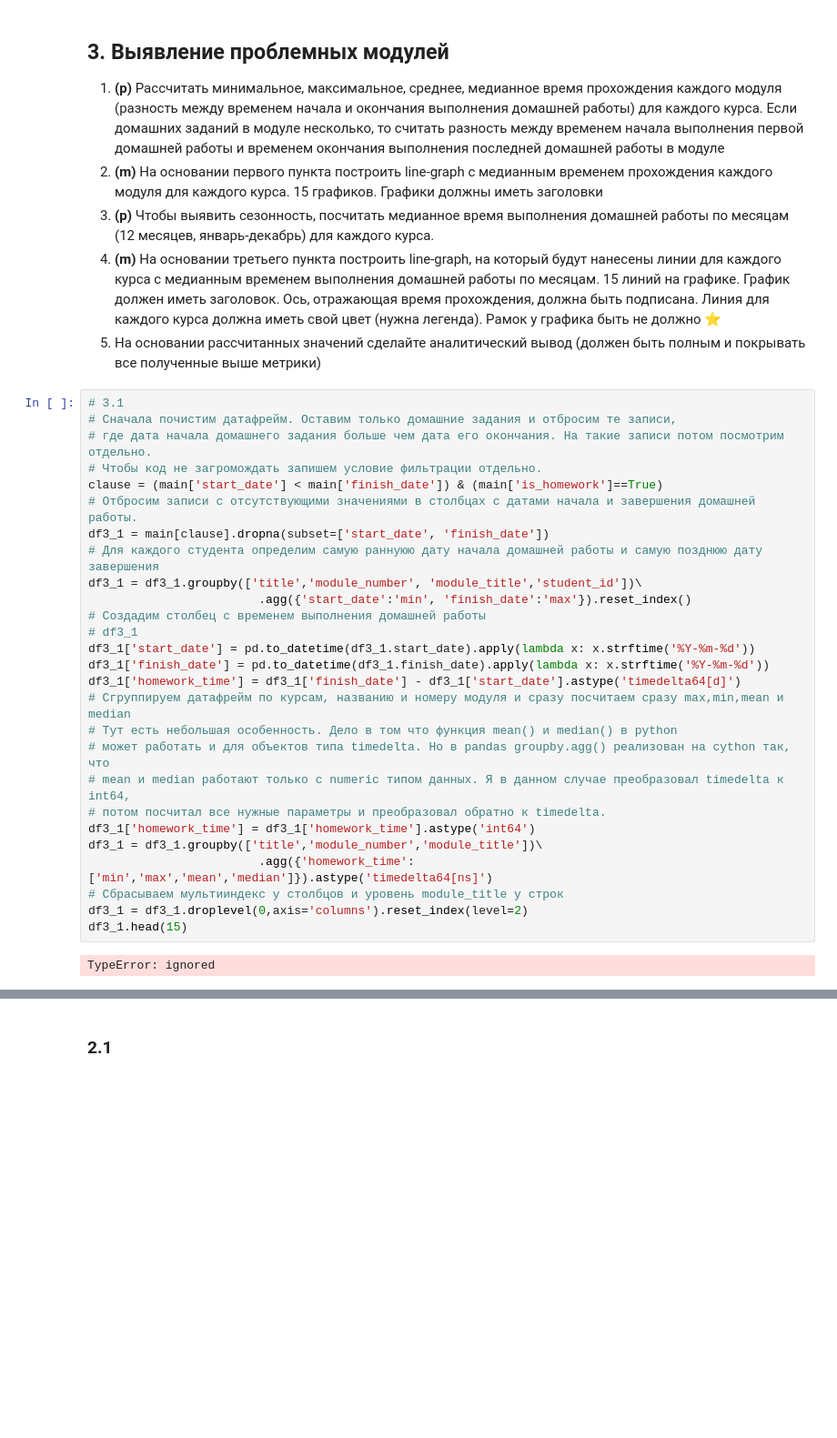
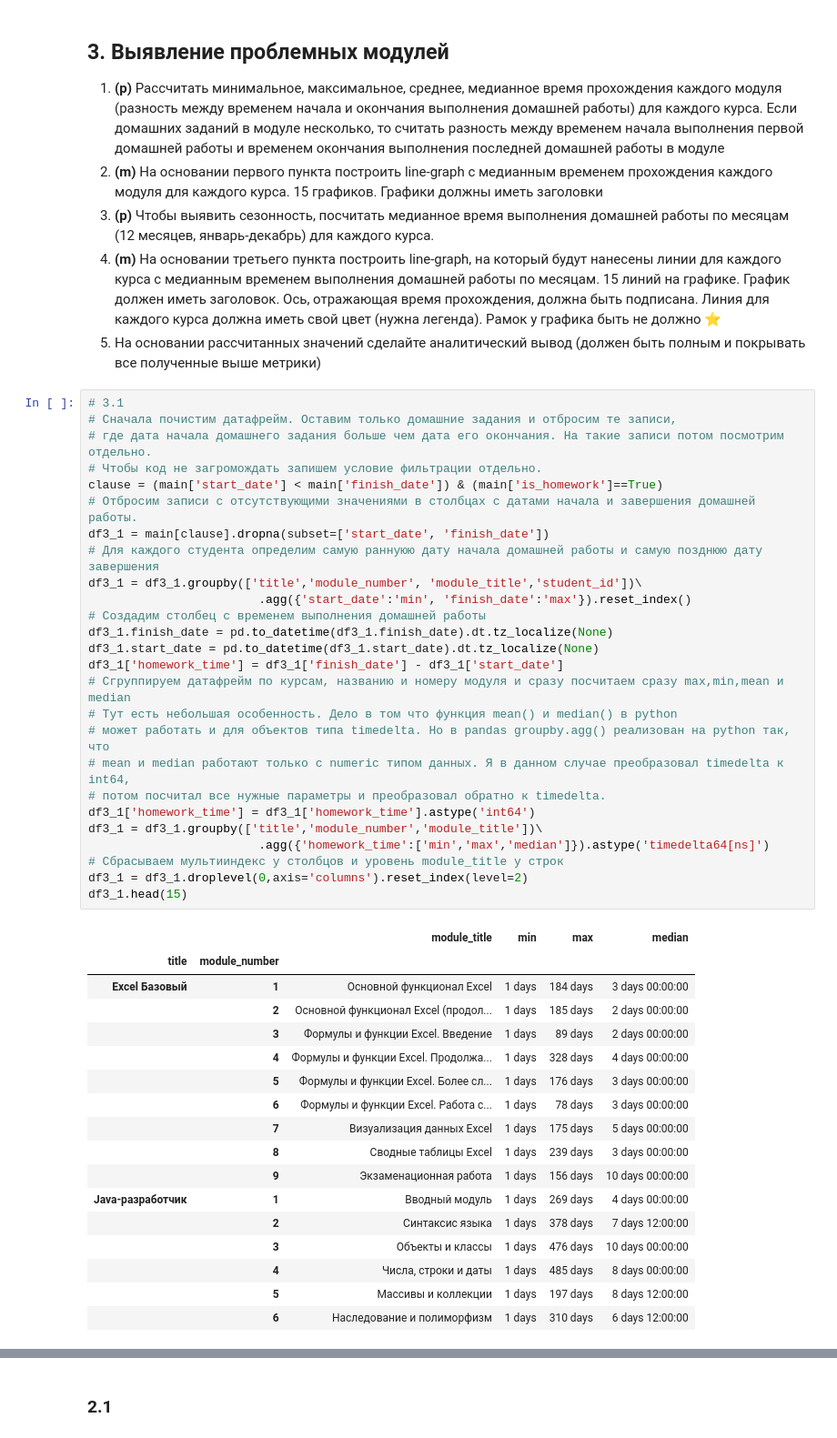
Before and after one commit to Nakakakilig/DS_coursework, a Jupyter notebook: Coursework_analytics_1.ipynb, the cells around one changed output, grey strips where cells are left out. Shown at 91% size. Drawn from its saved outputs; the diff is of its cells as text; blank space fills up the shorter version.

```diff
--- a/Coursework_analytics_1.ipynb
+++ b/Coursework_analytics_1.ipynb
@@ -595,29 +598,44 @@ main['finish_date'] = pd.to_datetime(main.finish_date).apply(lambda x: x.strftim
 # %%
 # 3.1
 # Сначала почистим датафрейм. Оставим только домашние задания и отбросим те записи,
 # где дата начала домашнего задания больше чем дата его окончания. На такие записи потом посмотрим отдельно.
 # Чтобы код не загромождать запишем условие фильтрации отдельно.
 clause = (main['start_date'] < main['finish_date']) & (main['is_homework']==True)
 # Отбросим записи с отсутствующими значениями в столбцах с датами начала и завершения домашней работы.
 df3_1 = main[clause].dropna(subset=['start_date', 'finish_date'])
 # Для каждого студента определим самую раннуюю дату начала домашней работы и самую позднюю дату завершения
 df3_1 = df3_1.groupby(['title','module_number', 'module_title','student_id'])\
                         .agg({'start_date':'min', 'finish_date':'max'}).reset_index()
 # Создадим столбец с временем выполнения домашней работы
-# df3_1
-df3_1['start_date'] = pd.to_datetime(df3_1.start_date).apply(lambda x: x.strftime('%Y-%m-%d'))
-df3_1['finish_date'] = pd.to_datetime(df3_1.finish_date).apply(lambda x: x.strftime('%Y-%m-%d'))
-df3_1['homework_time'] = df3_1['finish_date'] - df3_1['start_date'].astype('timedelta64[d]')
+df3_1.finish_date = pd.to_datetime(df3_1.finish_date).dt.tz_localize(None)
+df3_1.start_date = pd.to_datetime(df3_1.start_date).dt.tz_localize(None)
+df3_1['homework_time'] = df3_1['finish_date'] - df3_1['start_date']
 # Сгруппируем датафрейм по курсам, названию и номеру модуля и сразу посчитаем сразу max,min,mean и median
 # Тут есть небольшая особенность. Дело в том что функция mean() и median() в python
-# может работать и для объектов типа timedelta. Но в pandas groupby.agg() реализован на cython так, что
+# может работать и для объектов типа timedelta. Но в pandas groupby.agg() реализован на python так, что
 # mean и median работают только с numeric типом данных. Я в данном случае преобразовал timedelta к int64,
 # потом посчитал все нужные параметры и преобразовал обратно к timedelta.
 df3_1['homework_time'] = df3_1['homework_time'].astype('int64')
 df3_1 = df3_1.groupby(['title','module_number','module_title'])\
-                        .agg({'homework_time':['min','max','mean','median']}).astype('timedelta64[ns]')
+                        .agg({'homework_time':['min','max','median']}).astype('timedelta64[ns]')
 # Сбрасываем мультииндекс у столбцов и уровень module_title у строк
 df3_1 = df3_1.droplevel(0,axis='columns').reset_index(level=2)
 df3_1.head(15)
 # %% [output]
-TypeError: ignored
+|  |  | module_title | min | max | median |
+| title | module_number |  |  |  |  |
+| Excel Базовый | 1 | Основной функционал Excel | 1 days | 184 days | 3 days 00:00:00 |
+|  | 2 | Основной функционал Excel (продол... | 1 days | 185 days | 2 days 00:00:00 |
+|  | 3 | Формулы и функции Excel. Введение | 1 days | 89 days | 2 days 00:00:00 |
+|  | 4 | Формулы и функции Excel. Продолжа... | 1 days | 328 days | 4 days 00:00:00 |
+|  | 5 | Формулы и функции Excel. Более сл... | 1 days | 176 days | 3 days 00:00:00 |
+|  | 6 | Формулы и функции Excel. Работа с... | 1 days | 78 days | 3 days 00:00:00 |
+|  | 7 | Визуализация данных Excel | 1 days | 175 days | 5 days 00:00:00 |
+|  | 8 | Сводные таблицы Excel | 1 days | 239 days | 3 days 00:00:00 |
+|  | 9 | Экзаменационная работа | 1 days | 156 days | 10 days 00:00:00 |
+| Java-разработчик | 1 | Вводный модуль | 1 days | 269 days | 4 days 00:00:00 |
+|  | 2 | Синтаксис языка | 1 days | 378 days | 7 days 12:00:00 |
+|  | 3 | Объекты и классы | 1 days | 476 days | 10 days 00:00:00 |
+|  | 4 | Числа, строки и даты | 1 days | 485 days | 8 days 00:00:00 |
+|  | 5 | Массивы и коллекции | 1 days | 197 days | 8 days 12:00:00 |
+|  | 6 | Наследование и полиморфизм | 1 days | 310 days | 6 days 12:00:00 |
```
Also changed, not shown: parts of 16 cells of this notebook.
